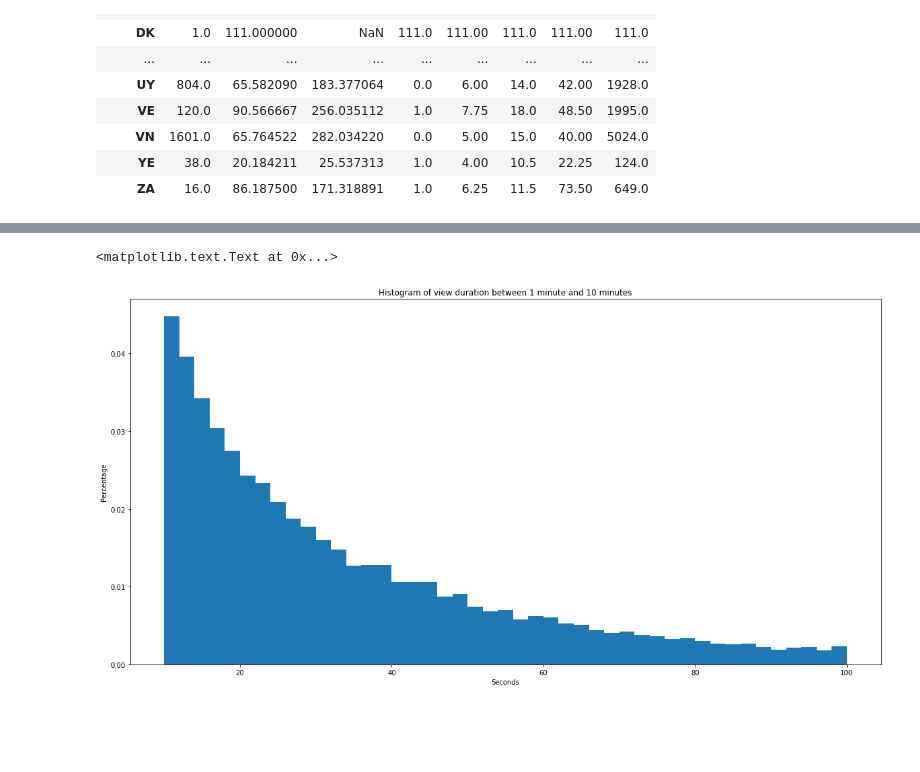
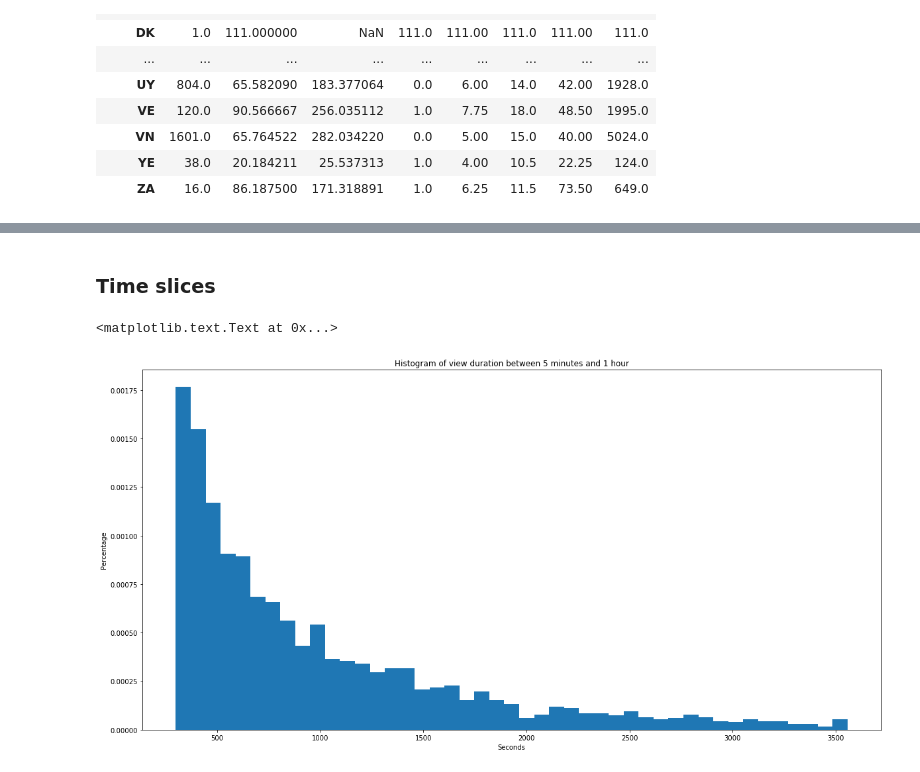
Before and after one commit to OisinB/notebooks, a Jupyter notebook: data_analysis/view_duration.ipynb, the cells around one changed output, grey strips where cells are left out. Saved outputs shown, nothing was run; the diff lists cells and outputs as text; code cells hidden in the pictures; blank space fills up the shorter version.

```diff
--- a/data_analysis/view_duration.ipynb
+++ b/data_analysis/view_duration.ipynb
@@ -70,3 +72,6 @@ plt.title('Culative timeline of log events')
 #test.loc[:, 2212526.0].dropna()
 # %%
 #df[df.user_id == 2212526].dropna(axis=1, how = 'all')
+# %%
+#Drop the outlier
+df = df.drop(df[df.view_duration == 127695].index)
@@ -176,9 +212,11 @@ plt.semilogx(x_points, counts)
+# %% [markdown]
+### Time slices
 # %%
 import matplotlib.pyplot as plt
-ax = df[(df.view_duration >= 10) & ((df.view_duration <= 100))].view_duration.plot(bins=45, normed = True, kind='hist', figsize = [20,10])
-ax.set_title('Histogram of view duration between 1 minute and 10 minutes')
+ax = df[(df.view_duration >= 300) & ((df.view_duration <= 3600))].view_duration.plot(bins=45, normed = True, kind='hist', figsize = [20,10])
+ax.set_title('Histogram of view durations between 5 minutes and 1 hour')
 ax.set_ylabel('Percentage')
 ax.set_xlabel('Seconds')
 # %% [output]
 <matplotlib.text.Text at 0x...>
-[figure, old version]
+[figure, new version]
```
Also changed, not shown: parts of 27 cells of this notebook.
